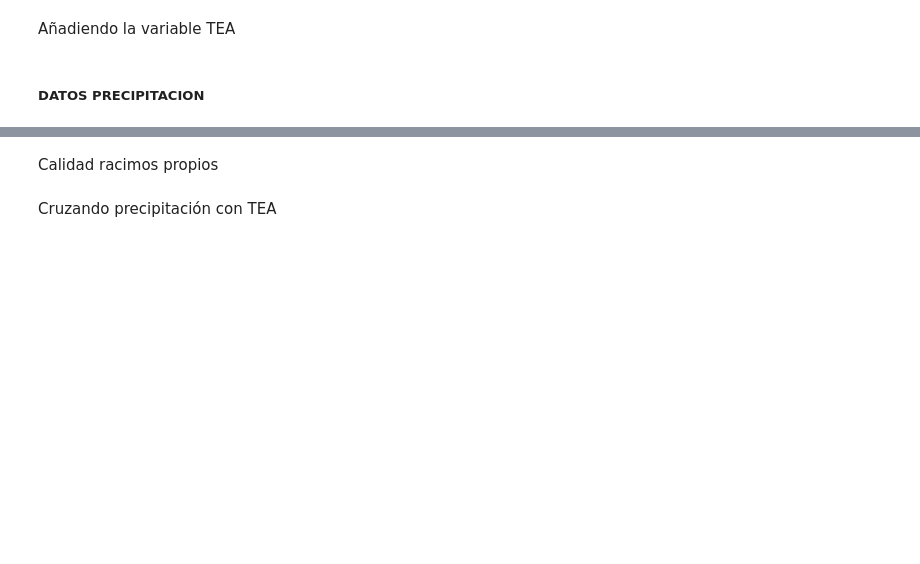
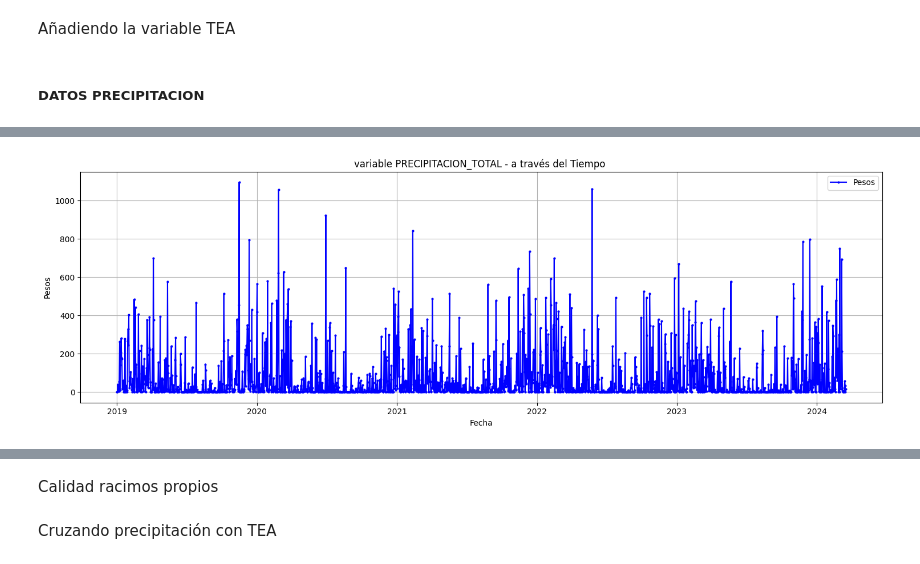
Before and after one commit to cesarqb/PROYECTO_01_analitica_descriptiva_TEA, a Jupyter notebook: src/features_scripts/Scrpit_match_tea.ipynb, the cells around one changed output, grey strips where cells are left out. Saved outputs shown, nothing was run; the diff lists cells and outputs as text; code cells hidden in the pictures; blank space fills up the shorter version.

```diff
--- a/src/features_scripts/Scrpit_match_tea.ipynb
+++ b/src/features_scripts/Scrpit_match_tea.ipynb
@@ -1034,4 +1214,5 @@ df_calidad_precipitacion_full.head()
 # %%
 print(df_calidad_precipitacion_full.PLANTACION.unique())
-# function_tendencia_unica(df_calidad_precipitacion_full[df_calidad_precipitacion_full['PLANTACION'] == 'Palmawasi'], 'PRECIPITACION_TOTAL','blue')
-function_tendencia_unica(df_calidad_precipitacion_full[df_calidad_precipitacion_full['PLANTACION'] == 'Shanuzi'], 'PRECIPITACION_TOTAL','blue')
+function_tendencia_unica(df_calidad_precipitacion_full[df_calidad_precipitacion_full['PLANTACION'] == 'Palmawasi'], 'PRECIPITACION_TOTAL','blue')
+# function_tendencia_unica(df_calidad_precipitacion_full[df_calidad_precipitacion_full['PLANTACION'] == 'Shanuzi'], 'PRECIPITACION_TOTAL','blue')
+# %% [output]
@@ -1038,3 +1221,4 @@ function_tendencia_unica(df_calidad_precipitacion_full[df_calidad_precipitacion_
+[figure, added]
 # %%
 ## REDUCIENDO LA BASE A SEMANA
 ## ############
```
Also changed, not shown: parts of 69 cells of this notebook, 14 other files.
